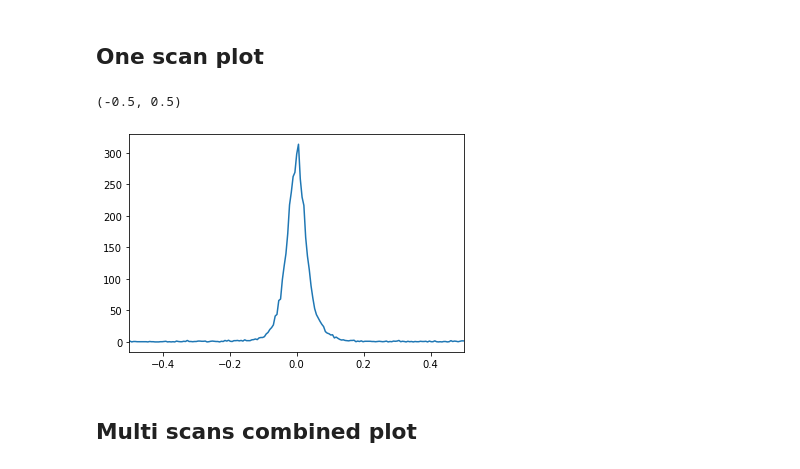
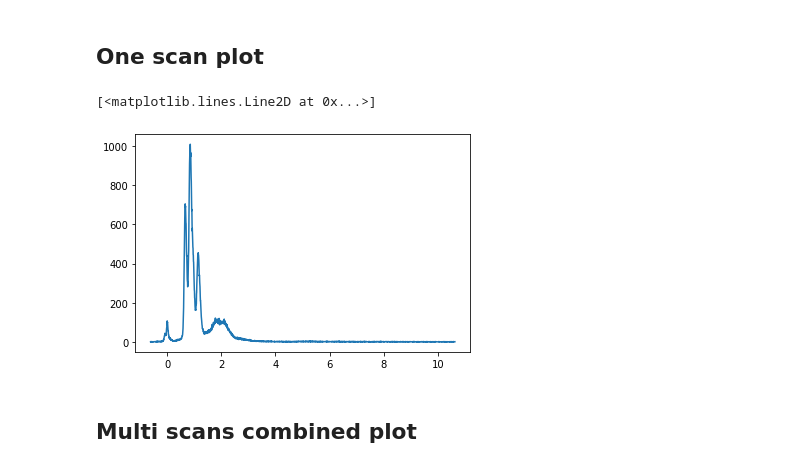
Before and after one commit to Coolphy/ADRESS_RIXS, a Jupyter notebook: plotRIXS.ipynb, the cells around one changed output. Saved outputs shown, nothing was run; the diff lists cells and outputs as text; code cells hidden in the pictures.

```diff
--- a/plotRIXS.ipynb
+++ b/plotRIXS.ipynb
@@ -8,8 +8,8 @@ from scipy.optimize import curve_fit
 # %% [markdown]
 ## Data preset
 # %%
-inputFilePath = 'C:\\Researches\\Data\\CrBr3\\202110\\RIXS\\'
-base = 'Cr'
+inputFilePath = r'C:\Researches\Scripts\plotRIXS\test'
+base = 'Cu'
 energyDispersion = 0.005356 #eV/subpixel
 energyResolution = 0.061577   #eV
 dataLength = 2000   #subpixels
@@ -73,9 +73,9 @@ def getdata(scannumber):
     else:
         filename = base+"_"+str(scannumber)
 
-    f1 = h5py.File(inputFilePath+filename+"_d1.h5", 'r')
-    f2 = h5py.File(inputFilePath+filename+"_d2.h5", 'r')
-    f3 = h5py.File(inputFilePath+filename+"_d3.h5", 'r')
+    f1 = h5py.File(inputFilePath+'\\'+filename+"_d1.h5", 'r')
+    f2 = h5py.File(inputFilePath+'\\'+filename+"_d2.h5", 'r')
+    f3 = h5py.File(inputFilePath+'\\'+filename+"_d3.h5", 'r')
 
     ccd1 = f1['entry']['analysis']['spectrum'][()]
     ccd2 = f2['entry']['analysis']['spectrum'][()]
@@ -109,12 +109,12 @@ def combineData(scans):
 ## One scan plot
 # %%
 fig = plt.figure()
-[X,Y]=getdata(21)   #scan number
+[X,Y]=getdata(131)   #scan number
 plt.plot(X,Y)
-plt.xlim([-0.5,0.5])
+# plt.xlim([-0.5,0.5])
 # %% [output]
-(-0.5, 0.5)
+[<matplotlib.lines.Line2D at 0x...>]
-[figure, old version]
+[figure, new version]
 # %% [markdown]
 ## Multi scans combined plot
 # %%
```
Also changed, not shown: 4 other files.
